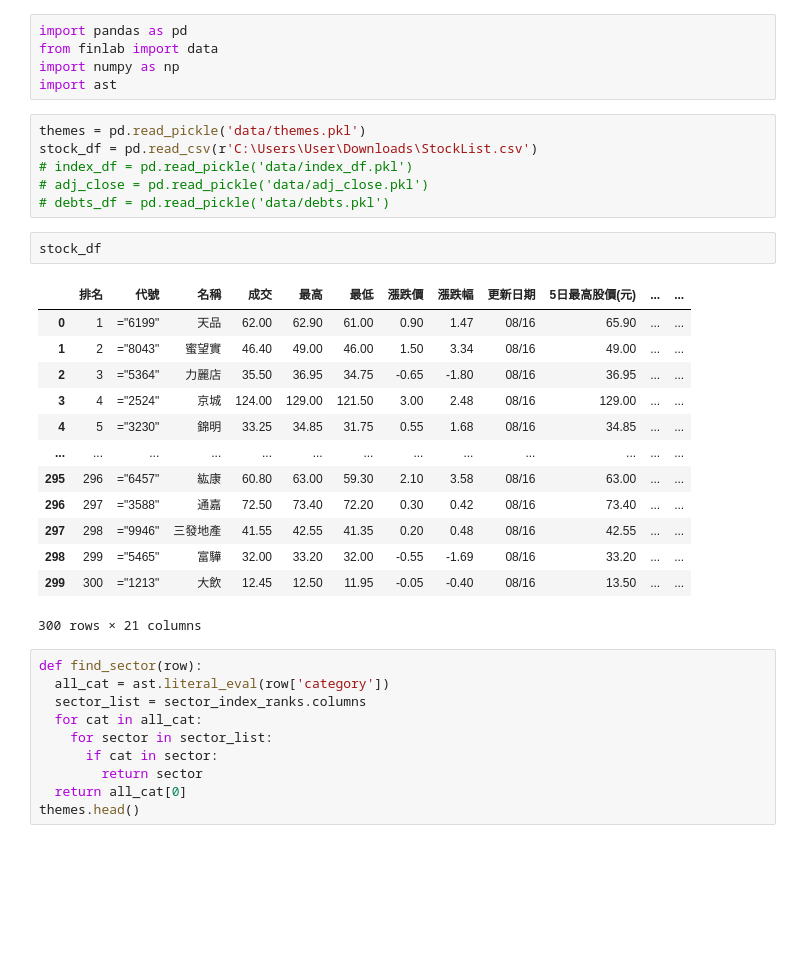
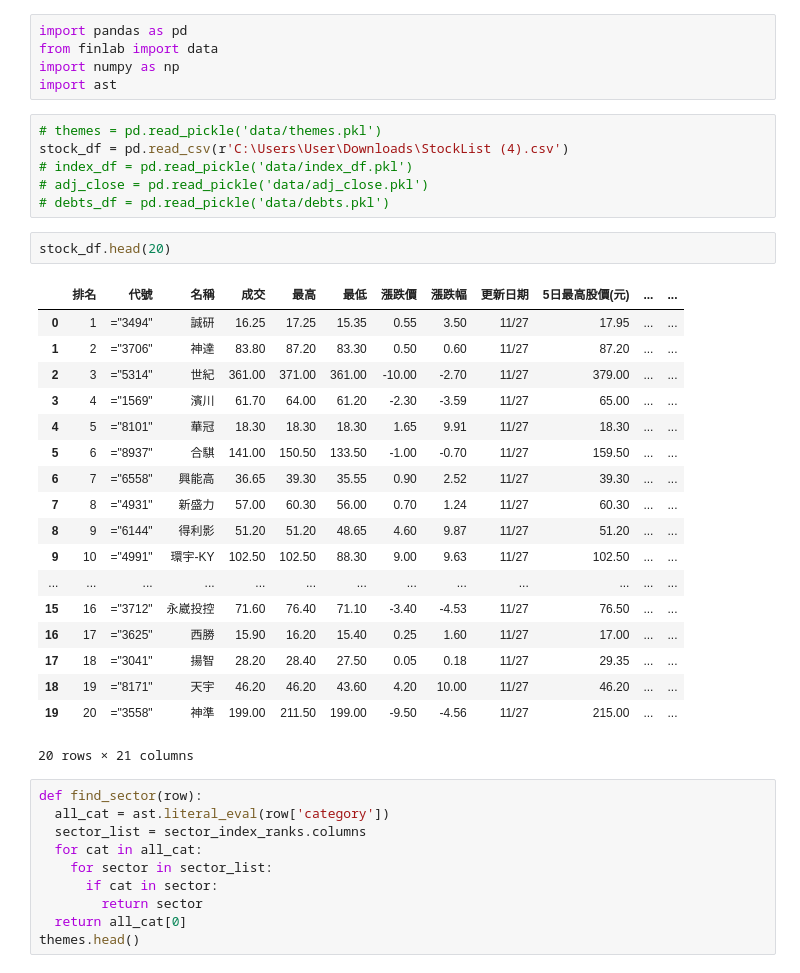
Before and after one commit to dreyhsu/TWSectorScreener, a Jupyter notebook: finlab_test.ipynb, the cells around one changed output. Cells and saved outputs as stored; diff of their text form; blank space fills up the shorter version.

```diff
--- a/finlab_test.ipynb
+++ b/finlab_test.ipynb
@@ -4,27 +4,32 @@ from finlab import data
 import numpy as np
 import ast
 # %%
-themes = pd.read_pickle('data/themes.pkl')
-stock_df = pd.read_csv(r'C:\Users\User\Downloads\StockList.csv')
+# themes = pd.read_pickle('data/themes.pkl')
+stock_df = pd.read_csv(r'C:\Users\User\Downloads\StockList (4).csv')
 # index_df = pd.read_pickle('data/index_df.pkl')
 # adj_close = pd.read_pickle('data/adj_close.pkl')
 # debts_df = pd.read_pickle('data/debts.pkl')
 # %%
-stock_df
+stock_df.head(20)
 # %% [output]
 |  | 排名 | 代號 | 名稱 | 成交 | 最高 | 最低 | 漲跌價 | 漲跌幅 | 更新日期 | 5日最高股價(元) | ... | ... |
-| 0 | 1 | ="6199" | 天品 | 62.00 | 62.90 | 61.00 | 0.90 | 1.47 | 08/16 | 65.90 | ... | ... |
-| 1 | 2 | ="8043" | 蜜望實 | 46.40 | 49.00 | 46.00 | 1.50 | 3.34 | 08/16 | 49.00 | ... | ... |
-| 2 | 3 | ="5364" | 力麗店 | 35.50 | 36.95 | 34.75 | -0.65 | -1.80 | 08/16 | 36.95 | ... | ... |
-| 3 | 4 | ="2524" | 京城 | 124.00 | 129.00 | 121.50 | 3.00 | 2.48 | 08/16 | 129.00 | ... | ... |
-| 4 | 5 | ="3230" | 錦明 | 33.25 | 34.85 | 31.75 | 0.55 | 1.68 | 08/16 | 34.85 | ... | ... |
+| 0 | 1 | ="3494" | 誠研 | 16.25 | 17.25 | 15.35 | 0.55 | 3.50 | 11/27 | 17.95 | ... | ... |
+| 1 | 2 | ="3706" | 神達 | 83.80 | 87.20 | 83.30 | 0.50 | 0.60 | 11/27 | 87.20 | ... | ... |
+| 2 | 3 | ="5314" | 世紀 | 361.00 | 371.00 | 361.00 | -10.00 | -2.70 | 11/27 | 379.00 | ... | ... |
+| 3 | 4 | ="1569" | 濱川 | 61.70 | 64.00 | 61.20 | -2.30 | -3.59 | 11/27 | 65.00 | ... | ... |
+| 4 | 5 | ="8101" | 華冠 | 18.30 | 18.30 | 18.30 | 1.65 | 9.91 | 11/27 | 18.30 | ... | ... |
+| 5 | 6 | ="8937" | 合騏 | 141.00 | 150.50 | 133.50 | -1.00 | -0.70 | 11/27 | 159.50 | ... | ... |
+| 6 | 7 | ="6558" | 興能高 | 36.65 | 39.30 | 35.55 | 0.90 | 2.52 | 11/27 | 39.30 | ... | ... |
+| 7 | 8 | ="4931" | 新盛力 | 57.00 | 60.30 | 56.00 | 0.70 | 1.24 | 11/27 | 60.30 | ... | ... |
+| 8 | 9 | ="6144" | 得利影 | 51.20 | 51.20 | 48.65 | 4.60 | 9.87 | 11/27 | 51.20 | ... | ... |
+| 9 | 10 | ="4991" | 環宇-KY | 102.50 | 102.50 | 88.30 | 9.00 | 9.63 | 11/27 | 102.50 | ... | ... |
 | ... | ... | ... | ... | ... | ... | ... | ... | ... | ... | ... | ... | ... |
-| 295 | 296 | ="6457" | 紘康 | 60.80 | 63.00 | 59.30 | 2.10 | 3.58 | 08/16 | 63.00 | ... | ... |
-| 296 | 297 | ="3588" | 通嘉 | 72.50 | 73.40 | 72.20 | 0.30 | 0.42 | 08/16 | 73.40 | ... | ... |
-| 297 | 298 | ="9946" | 三發地產 | 41.55 | 42.55 | 41.35 | 0.20 | 0.48 | 08/16 | 42.55 | ... | ... |
-| 298 | 299 | ="5465" | 富驊 | 32.00 | 33.20 | 32.00 | -0.55 | -1.69 | 08/16 | 33.20 | ... | ... |
-| 299 | 300 | ="1213" | 大飲 | 12.45 | 12.50 | 11.95 | -0.05 | -0.40 | 08/16 | 13.50 | ... | ... |
+| 15 | 16 | ="3712" | 永崴投控 | 71.60 | 76.40 | 71.10 | -3.40 | -4.53 | 11/27 | 76.50 | ... | ... |
+| 16 | 17 | ="3625" | 西勝 | 15.90 | 16.20 | 15.40 | 0.25 | 1.60 | 11/27 | 17.00 | ... | ... |
+| 17 | 18 | ="3041" | 揚智 | 28.20 | 28.40 | 27.50 | 0.05 | 0.18 | 11/27 | 29.35 | ... | ... |
+| 18 | 19 | ="8171" | 天宇 | 46.20 | 46.20 | 43.60 | 4.20 | 10.00 | 11/27 | 46.20 | ... | ... |
+| 19 | 20 | ="3558" | 神準 | 199.00 | 211.50 | 199.00 | -9.50 | -4.56 | 11/27 | 215.00 | ... | ... |
-300 rows × 21 columns
+20 rows × 21 columns
 # %%
 def find_sector(row):
   all_cat = ast.literal_eval(row['category'])
```
Also changed, not shown: 2 other files.
